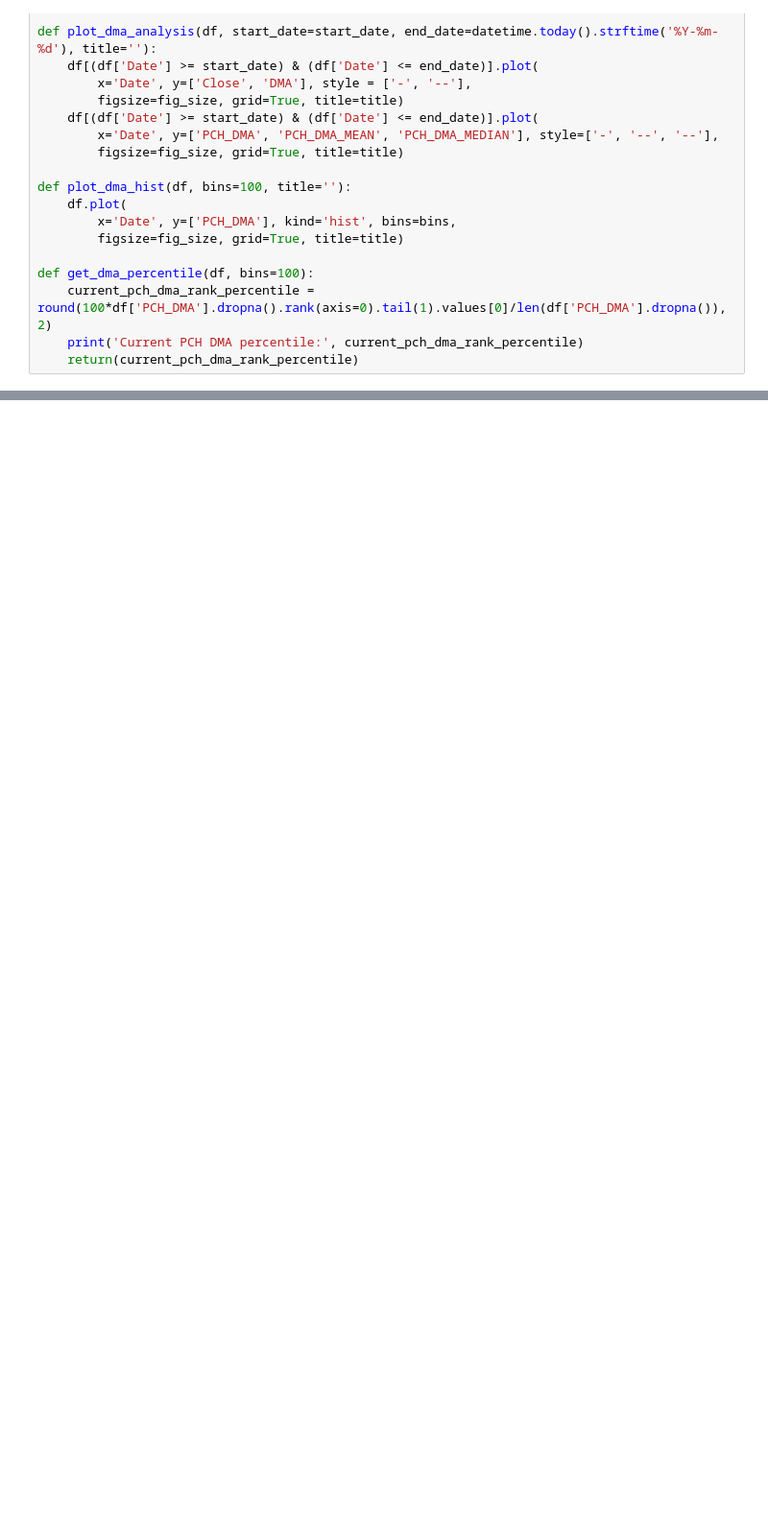
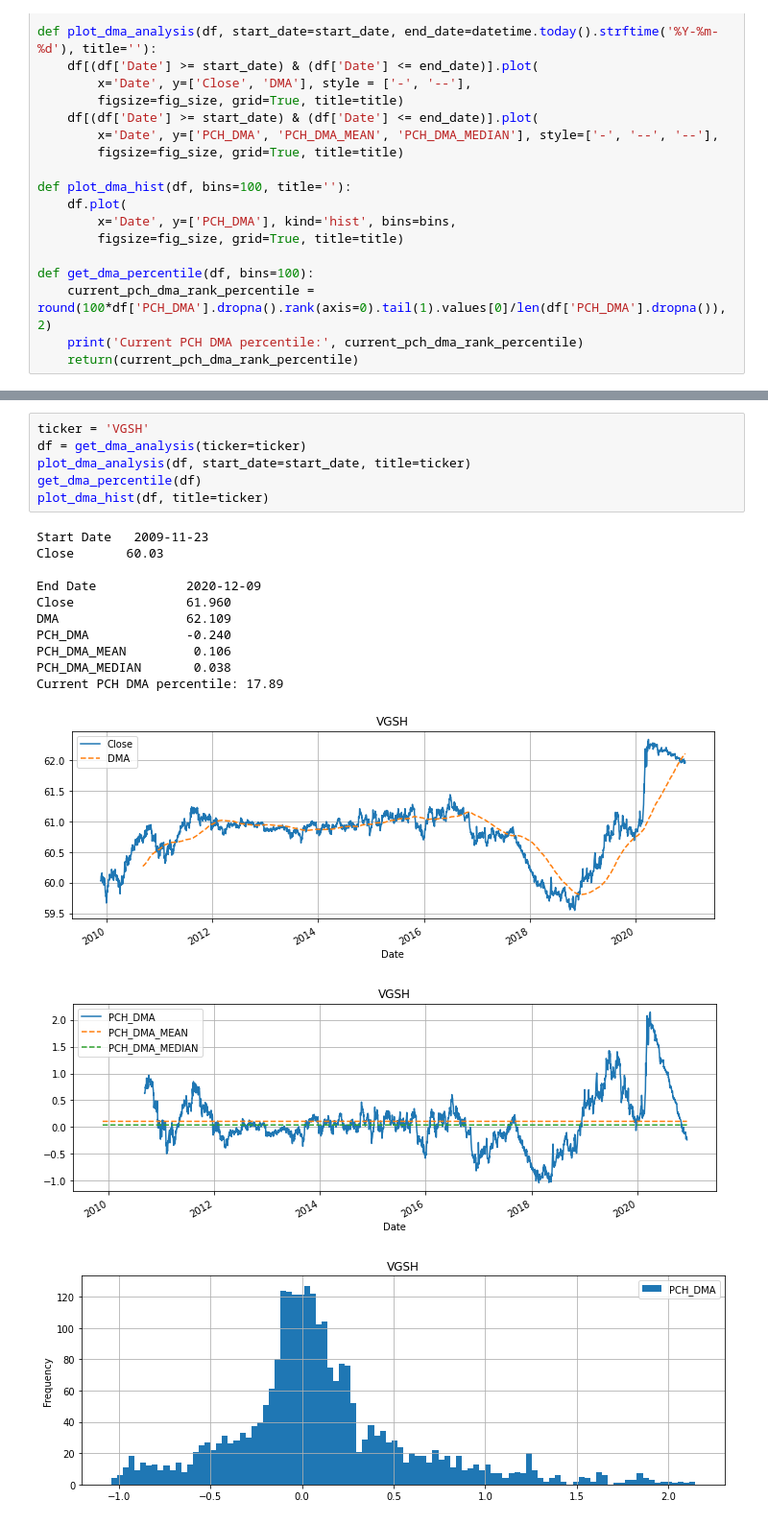
Before and after one commit to bamage00/notebooks, a Jupyter notebook: dma.ipynb, the cells around one changed output, grey strips where cells are left out. Shown: that part at 96% size. Cells and saved outputs as stored; diff of their text form; blank space fills up the shorter version.

```diff
--- a/dma.ipynb
+++ b/dma.ipynb
@@ -62 +62,21 @@ Current PCH DMA percentile: 96.94
 [figure]
+# %%
+ticker = 'VGSH'
+df = get_dma_analysis(ticker=ticker)
+plot_dma_analysis(df, start_date=start_date, title=ticker)
+get_dma_percentile(df)
+plot_dma_hist(df, title=ticker)
+# %% [output]
+Start Date   2009-11-23
+Close       60.03
+
+End Date            2020-12-09
+Close               61.960
+DMA                 62.109
+PCH_DMA             -0.240
+PCH_DMA_MEAN         0.106
+PCH_DMA_MEDIAN       0.038
+Current PCH DMA percentile: 17.89
+[figure, added]
+[figure, added]
+[figure, added]
```
Also changed, not shown: parts of 7 cells of this notebook, 15 other files.
